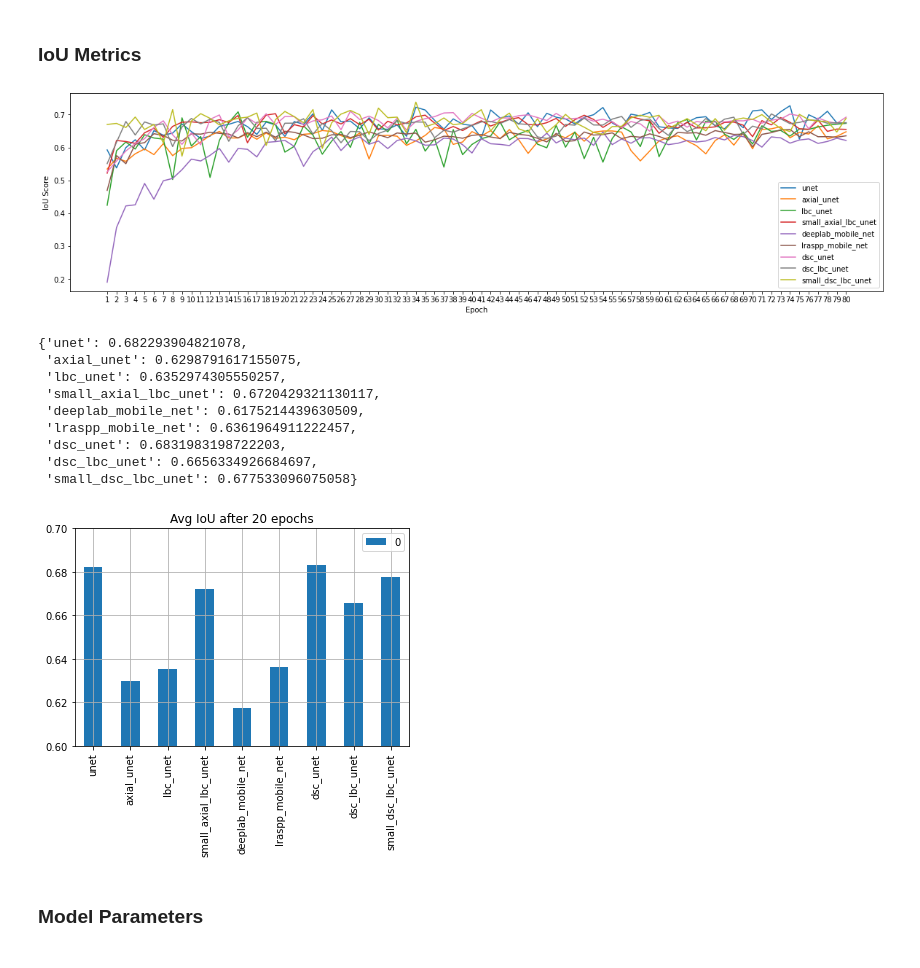
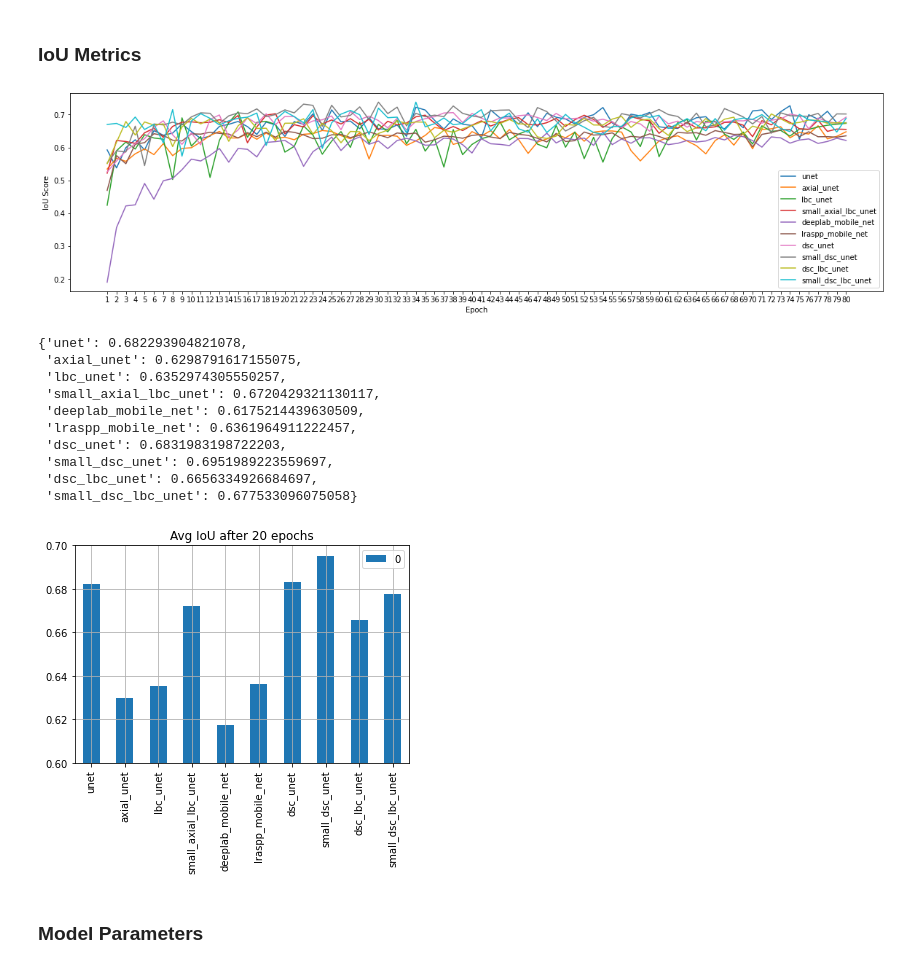
Before and after one commit to dansola/PGA-Net, a Jupyter notebook: notebooks/flops_vs_performance.ipynb, the cells around one changed output. Cells and saved outputs as stored; diff of their text form; code cells hidden in the pictures.

Commit message:
plotted times and ran small dsc unet

```diff
--- a/notebooks/flops_vs_performance.ipynb
+++ b/notebooks/flops_vs_performance.ipynb
@@ -63,6 +63,9 @@ lraspp_mobile_net = load_json_metrics(f'/home/dsola/repos/PGA-Net/results/clean_
 # DSC UNet
 dsc_unet = load_json_metrics(f'/home/dsola/repos/PGA-Net/results/helpful_fire_308_unet_dsc_ice-mean-{metric_of_interest}-epoch-128-256-size.json')
 
+# Small DSC UNet
+small_dsc_unet = load_json_metrics(f'/home/dsola/repos/PGA-Net/results/cosmic_waterfall_315_small_dsc_unet_ice-mean-{metric_of_interest}-epoch-128-256-size.json')
+
 # DSC LBC UNet
 dsc_lbc_unet = load_json_metrics(f'/home/dsola/repos/PGA-Net/results/youthful_microwave_310_lbc_dsc_unet_ice-mean-{metric_of_interest}-epoch-128-256-size.json')
 
@@ -78,27 +81,29 @@ metric_dicts = {
     'deeplab_mobile_net': deeplab_mobile_net,
     'lraspp_mobile_net': lraspp_mobile_net,
     'dsc_unet': dsc_unet,
+    'small_dsc_unet': small_dsc_unet,
     'dsc_lbc_unet': dsc_lbc_unet,
     'small_dsc_lbc_unet': small_dsc_lbc_unet,
 }
 # %%
 fig, ax = plt.subplots(figsize=(20,5))
 
 ax.set_ylabel('IoU Score')
 ax.set_xlabel('Epoch')
 plot_json(unet, 'unet', ax)
 plot_json(axial_unet, 'axial_unet', ax)
 plot_json(lbc_unet, 'lbc_unet', ax)
 plot_json(small_axial_lbc_unet, 'small_axial_lbc_unet', ax)
 plot_json(deeplab_mobile_net, 'deeplab_mobile_net', ax)
 plot_json(lraspp_mobile_net, 'lraspp_mobile_net', ax)
 plot_json(dsc_unet, 'dsc_unet', ax)
+plot_json(small_dsc_unet, 'small_dsc_unet', ax)
 plot_json(dsc_lbc_unet, 'dsc_lbc_unet', ax)
 plot_json(small_dsc_lbc_unet, 'small_dsc_lbc_unet', ax)
 plt.legend();
 # ax.set_title('Full Size Comparison');
 # %% [output]
-[figure, old version]
+[figure, new version]
 # %%
 FROM_EPOCH = 20
 avg_metric_dict = {}
@@ -114,13 +119,14 @@ avg_metric_dict
  'deeplab_mobile_net': 0.6175214439630509,
  'lraspp_mobile_net': 0.6361964911222457,
  'dsc_unet': 0.6831983198722203,
+ 'small_dsc_unet': 0.6951989223559697,
  'dsc_lbc_unet': 0.6656334926684697,
  'small_dsc_lbc_unet': 0.677533096075058}
 # %%
 ax = pd.DataFrame.from_dict(avg_metric_dict, orient='index').plot.bar(ylim=(0.6, 0.70), title='Avg IoU after 20 epochs')
 ax.grid();
 # %% [output]
-[figure, old version]
+[figure, new version]
 # %% [markdown]
 ### Model Parameters
 # %%
```
Also changed, not shown: parts of 7 cells of this notebook, 9 other files.
